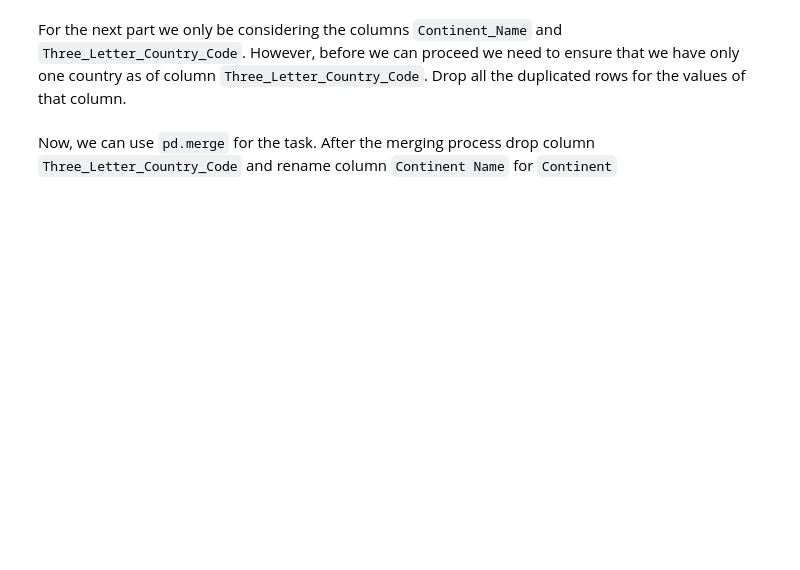
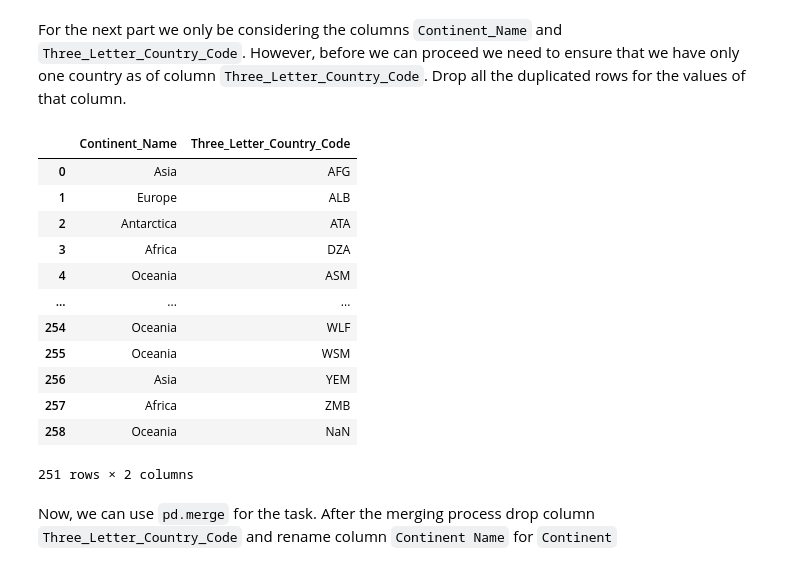
Before and after one commit to EduardoHidalgoGarcia/IntroDS, a Jupyter notebook: notebooks/IntroDSPart2.ipynb, the cells around one changed output. Saved outputs shown, nothing was run; the diff lists cells and outputs as text; code cells hidden in the pictures; blank space fills up the shorter version.

```diff
--- a/notebooks/IntroDSPart2.ipynb
+++ b/notebooks/IntroDSPart2.ipynb
@@ -116,4 +130,21 @@ Read the file `chave_continentes_paises.csv` and store it in the name `continent
 # %% [markdown]
 For the next part we only be considering the columns `Continent_Name` and `Three_Letter_Country_Code`. However, before we can proceed we need to ensure that we have only one country as of column `Three_Letter_Country_Code`. Drop all the duplicated rows for the values of that column.
+# %%
+continents = continents.loc[:,["Continent_Name","Three_Letter_Country_Code"]].drop_duplicates(subset=["Three_Letter_Country_Code"])
+continents
+# %% [output]
+|  | Continent_Name | Three_Letter_Country_Code |
+| 0 | Asia | AFG |
+| 1 | Europe | ALB |
+| 2 | Antarctica | ATA |
+| 3 | Africa | DZA |
+| 4 | Oceania | ASM |
+| ... | ... | ... |
+| 254 | Oceania | WLF |
+| 255 | Oceania | WSM |
+| 256 | Asia | YEM |
+| 257 | Africa | ZMB |
+| 258 | Oceania | NaN |
+251 rows × 2 columns
 # %% [markdown]
 Now, we can use `pd.merge` for the task. After the merging process drop column `Three_Letter_Country_Code` and rename column `Continent Name` for `Continent`
```
Also changed, not shown: parts of 18 cells of this notebook, 3 other files.
